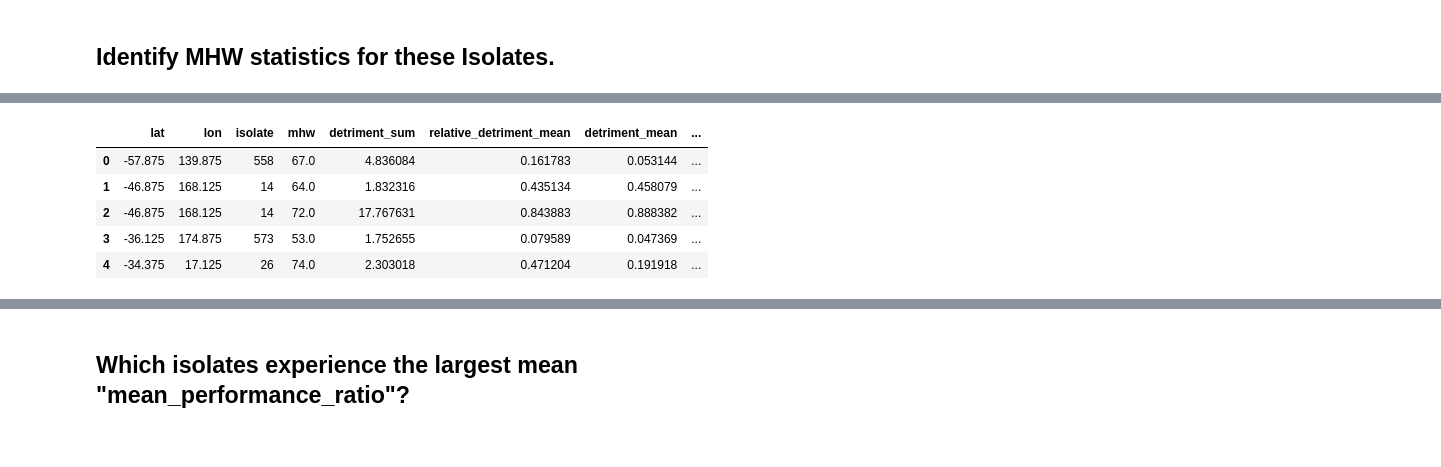
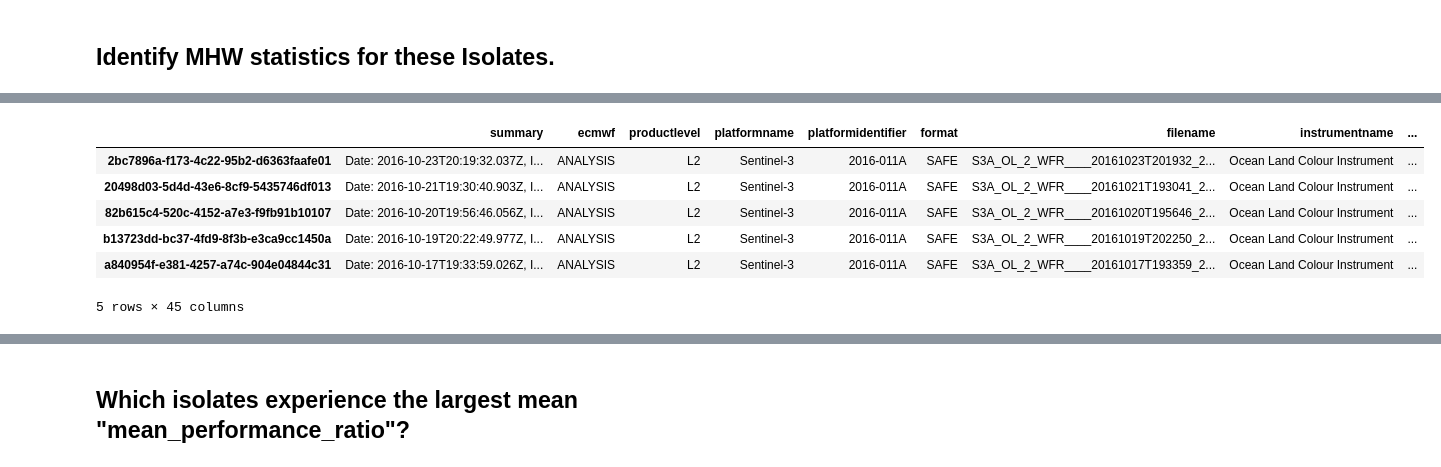
Before and after one commit to HuckleyLab/phyto-mhw, a Jupyter notebook: validation/s3-validation-candidates.ipynb, the cells around one changed output, grey strips where cells are left out. Drawn from its saved outputs; the diff is of its cells as text; code cells hidden in the pictures.

```diff
--- a/validation/s3-validation-candidates.ipynb
+++ b/validation/s3-validation-candidates.ipynb
@@ -132,0 +194,11 @@ a['doy_bins'] = pd.cut(a['start_doy'], bins=4)
+# %%
+s3_api = sentinelsat.SentinelAPI('tonycan', os.environ['ss_pass'], api_url = 'https://codarep.eumetsat.int/')
+# %%
+isolate_mhw_wkt = wkt.dumps(
+    geometry.Polygon.from_bounds(
+        *geometry.Point([
+            selected_mhw.lon,
+            selected_mhw.lat
+        ]).buffer(0.5).bounds
+    )
+)
@@ -133,9 +213,20 @@ a['doy_bins'] = pd.cut(a['start_doy'], bins=4)
+# %%
+s3_query = s3_api.query(
+    area=isolate_mhw_wkt,
+    producttype='OL_2_WFR___',
+#     date=("20180505", "20180531")
+#     date = (isolate_mhws.start_date.min() - timedelta(days=10) , isolate_mhws.start_date.max() + timedelta( days=10))
+    date = (selected_mhw.start_date - timedelta(days=selected_mhw.duration), selected_mhw.peak_date + timedelta(days=selected_mhw.duration))
+)
+# %%
+s3_result = s3_api.to_geodataframe(s3_query)
 # %%
-a.head()
+s3_result.head()
 # %% [output]
-|  | lat | lon | isolate | mhw | detriment_sum | relative_detriment_mean | detriment_mean | ... |
-| 0 | -57.875 | 139.875 | 558 | 67.0 | 4.836084 | 0.161783 | 0.053144 | ... |
-| 1 | -46.875 | 168.125 | 14 | 64.0 | 1.832316 | 0.435134 | 0.458079 | ... |
-| 2 | -46.875 | 168.125 | 14 | 72.0 | 17.767631 | 0.843883 | 0.888382 | ... |
-| 3 | -36.125 | 174.875 | 573 | 53.0 | 1.752655 | 0.079589 | 0.047369 | ... |
-| 4 | -34.375 | 17.125 | 26 | 74.0 | 2.303018 | 0.471204 | 0.191918 | ... |
+|  | summary | ecmwf | productlevel | platformname | platformidentifier | format | filename | instrumentname | ... |
+| 2bc7896a-f173-4c22-95b2-d6363faafe01 | Date: 2016-10-23T20:19:32.037Z, I... | ANALYSIS | L2 | Sentinel-3 | 2016-011A | SAFE | S3A_OL_2_WFR____20161023T201932_2... | Ocean Land Colour Instrument | ... |
+| 20498d03-5d4d-43e6-8cf9-5435746df013 | Date: 2016-10-21T19:30:40.903Z, I... | ANALYSIS | L2 | Sentinel-3 | 2016-011A | SAFE | S3A_OL_2_WFR____20161021T193041_2... | Ocean Land Colour Instrument | ... |
+| 82b615c4-520c-4152-a7e3-f9fb91b10107 | Date: 2016-10-20T19:56:46.056Z, I... | ANALYSIS | L2 | Sentinel-3 | 2016-011A | SAFE | S3A_OL_2_WFR____20161020T195646_2... | Ocean Land Colour Instrument | ... |
+| b13723dd-bc37-4fd9-8f3b-e3ca9cc1450a | Date: 2016-10-19T20:22:49.977Z, I... | ANALYSIS | L2 | Sentinel-3 | 2016-011A | SAFE | S3A_OL_2_WFR____20161019T202250_2... | Ocean Land Colour Instrument | ... |
+| a840954f-e381-4257-a74c-904e04844c31 | Date: 2016-10-17T19:33:59.026Z, I... | ANALYSIS | L2 | Sentinel-3 | 2016-011A | SAFE | S3A_OL_2_WFR____20161017T193359_2... | Ocean Land Colour Instrument | ... |
+5 rows × 45 columns
```
Also changed, not shown: parts of 69 cells of this notebook, 1 other file.
